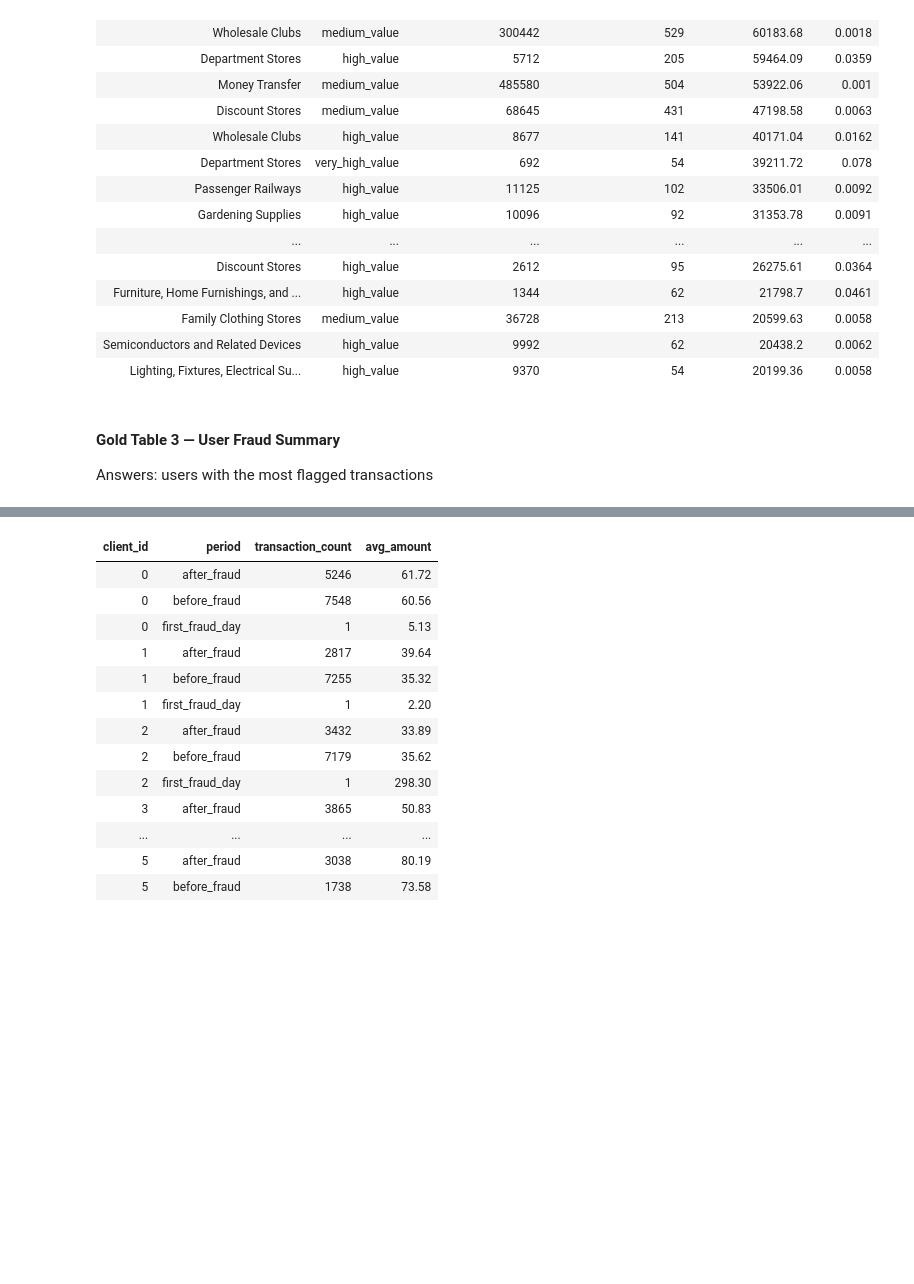
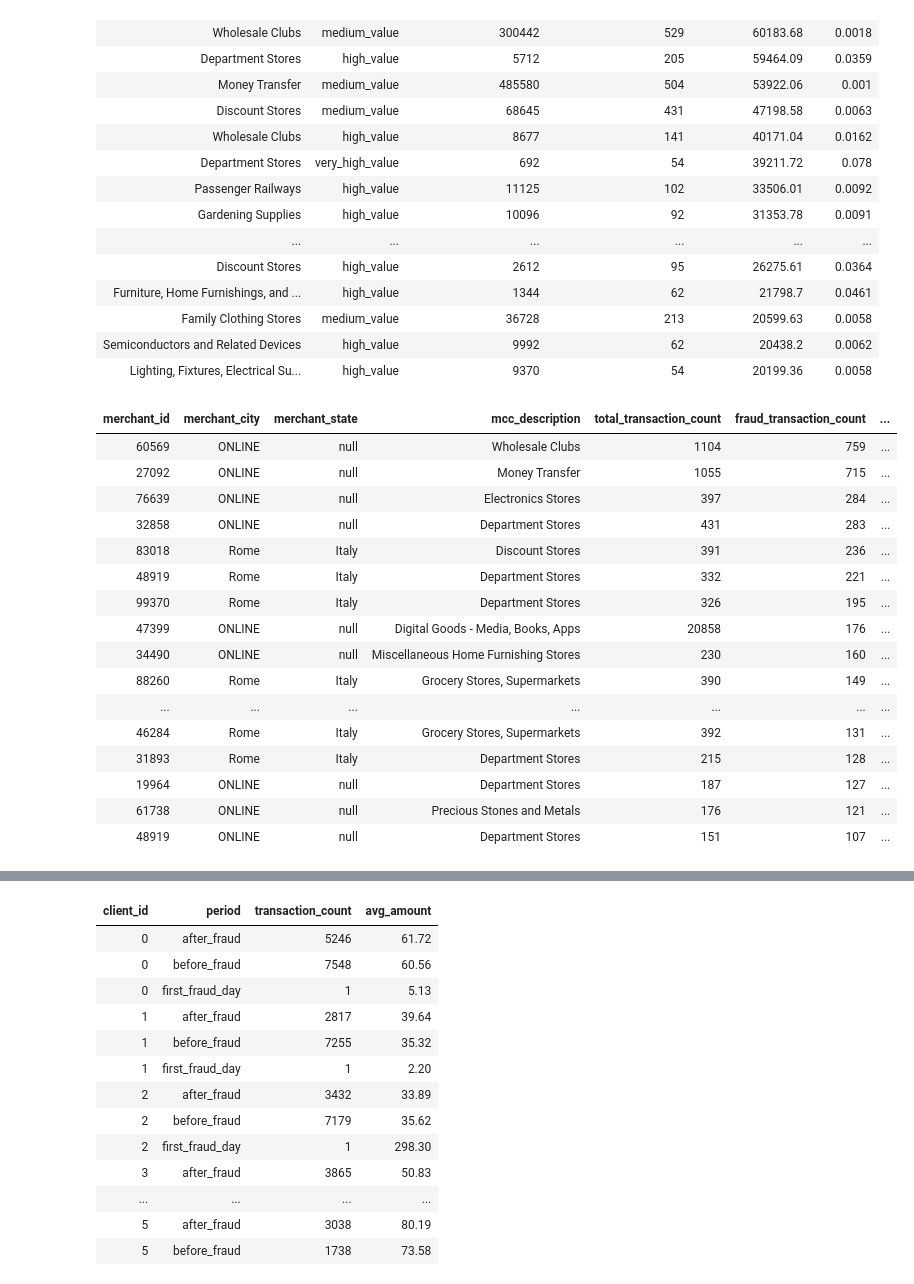
Before and after one commit to jarviscanada/jarvis_data_eng_SamiaCarchaf, a Jupyter notebook: databricks/ETL/gold_aggregations.ipynb, the cells around one changed output, grey strips where cells are left out. Drawn from its saved outputs; the diff is of its cells as text; code cells hidden in the pictures; blank space fills up the shorter version.

Commit message:
update gold notebook

```diff
--- a/databricks/ETL/gold_aggregations.ipynb
+++ b/databricks/ETL/gold_aggregations.ipynb
@@ -125,9 +171,40 @@ display(fraud_merchant_gold.limit(20))
 | Family Clothing Stores | medium_value | 36728 | 213 | 20599.63 | 0.0058 |
 | Semiconductors and Related Devices | high_value | 9992 | 62 | 20438.2 | 0.0062 |
 | Lighting, Fixtures, Electrical Su... | high_value | 9370 | 54 | 20199.36 | 0.0058 |
-# %% [markdown]
-#### Gold Table 3 — User Fraud Summary
-Answers: users with the most flagged transactions
+# %%
+from pyspark.sql.functions import count, sum as spark_sum, when, col, round as spark_round
+
+fraud_by_specific_merchant_gold = (
+    transactions_enriched
+    .groupBy("merchant_id", "merchant_city", "merchant_state", "mcc_description")
+    .agg(
+        count("*").alias("total_transaction_count"),
+        spark_sum(when(col("is_fraud") == True, 1).otherwise(0)).alias("fraud_transaction_count"),
+        spark_round(spark_sum(when(col("is_fraud") == True, 1).otherwise(0)) / count("*"), 4).alias("fraud_rate")
+    )
+    .filter(col("fraud_transaction_count") > 0)
+    .orderBy(col("fraud_transaction_count").desc())
+)
+
+display(fraud_by_specific_merchant_gold.limit(20))
+# %% [output]
+| merchant_id | merchant_city | merchant_state | mcc_description | total_transaction_count | fraud_transaction_count | ... |
+| 60569 | ONLINE | null | Wholesale Clubs | 1104 | 759 | ... |
+| 27092 | ONLINE | null | Money Transfer | 1055 | 715 | ... |
+| 76639 | ONLINE | null | Electronics Stores | 397 | 284 | ... |
+| 32858 | ONLINE | null | Department Stores | 431 | 283 | ... |
+| 83018 | Rome | Italy | Discount Stores | 391 | 236 | ... |
+| 48919 | Rome | Italy | Department Stores | 332 | 221 | ... |
+| 99370 | Rome | Italy | Department Stores | 326 | 195 | ... |
+| 47399 | ONLINE | null | Digital Goods - Media, Books, Apps | 20858 | 176 | ... |
+| 34490 | ONLINE | null | Miscellaneous Home Furnishing Stores | 230 | 160 | ... |
+| 88260 | Rome | Italy | Grocery Stores, Supermarkets | 390 | 149 | ... |
+| ... | ... | ... | ... | ... | ... | ... |
+| 46284 | Rome | Italy | Grocery Stores, Supermarkets | 392 | 131 | ... |
+| 31893 | Rome | Italy | Department Stores | 215 | 128 | ... |
+| 19964 | ONLINE | null | Department Stores | 187 | 127 | ... |
+| 61738 | ONLINE | null | Precious Stones and Metals | 176 | 121 | ... |
+| 48919 | ONLINE | null | Department Stores | 151 | 107 | ... |
 # %%
 from pyspark.sql.functions import min as spark_min
 
```
Also changed, not shown: parts of 11 cells of this notebook.
